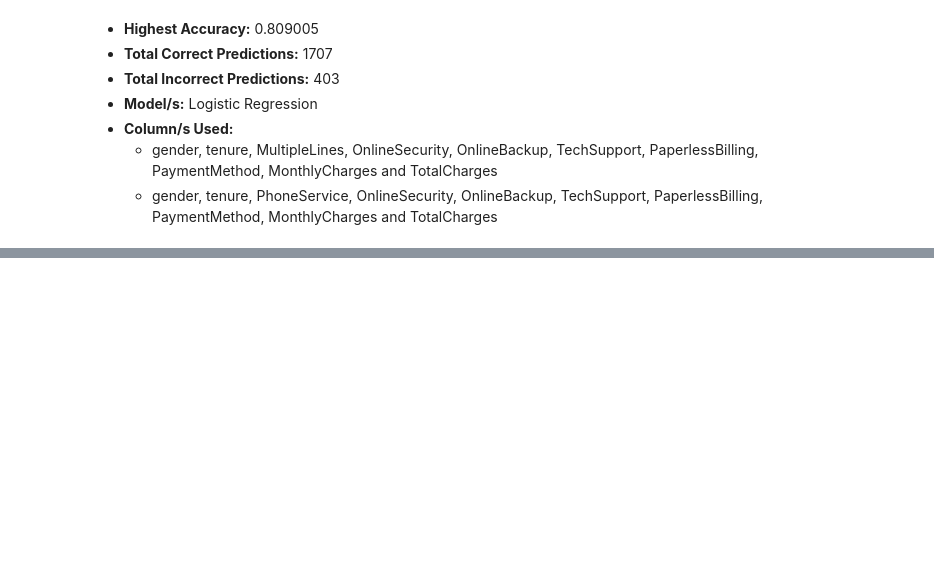
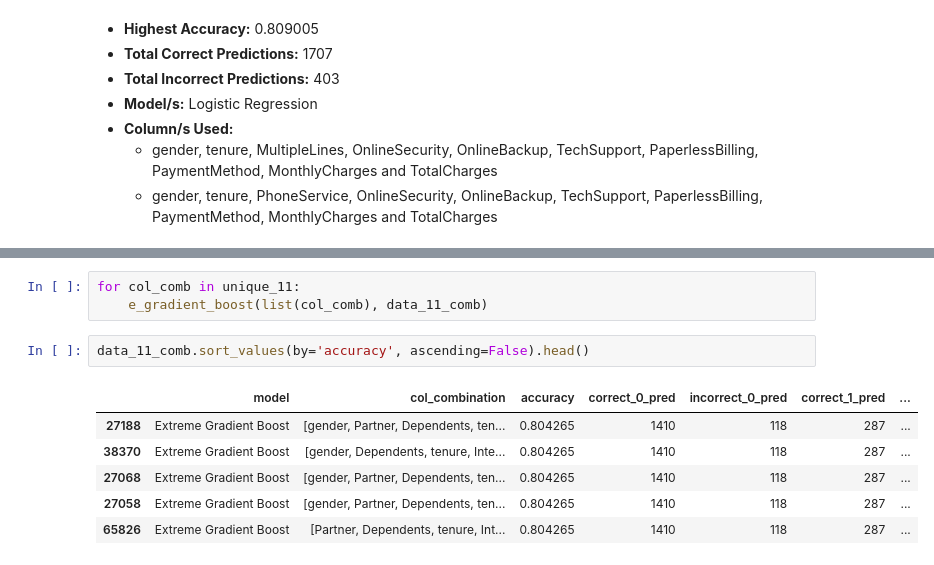
Before and after one commit to HarshTanwar001/Churn-Analysis, a Jupyter notebook: Churn_Analysis.ipynb, the cells around one changed output, grey strips where cells are left out. Saved outputs shown, nothing was run; the diff lists cells and outputs as text; blank space fills up the shorter version.

```diff
--- a/Churn_Analysis.ipynb
+++ b/Churn_Analysis.ipynb
@@ -1999,0 +2057,12 @@ data_10_comb.sort_values(by='accuracy', ascending=False).head()
+# %%
+for col_comb in unique_11:
+    e_gradient_boost(list(col_comb), data_11_comb)
+# %%
+data_11_comb.sort_values(by='accuracy', ascending=False).head()
+# %% [output]
+|  | model | col_combination | accuracy | correct_0_pred | incorrect_0_pred | correct_1_pred | ... |
+| 27188 | Extreme Gradient Boost | [gender, Partner, Dependents, ten... | 0.804265 | 1410 | 118 | 287 | ... |
+| 38370 | Extreme Gradient Boost | [gender, Dependents, tenure, Inte... | 0.804265 | 1410 | 118 | 287 | ... |
+| 27068 | Extreme Gradient Boost | [gender, Partner, Dependents, ten... | 0.804265 | 1410 | 118 | 287 | ... |
+| 27058 | Extreme Gradient Boost | [gender, Partner, Dependents, ten... | 0.804265 | 1410 | 118 | 287 | ... |
+| 65826 | Extreme Gradient Boost | [Partner, Dependents, tenure, Int... | 0.804265 | 1410 | 118 | 287 | ... |
```
Also changed, not shown: parts of 11 cells of this notebook.
